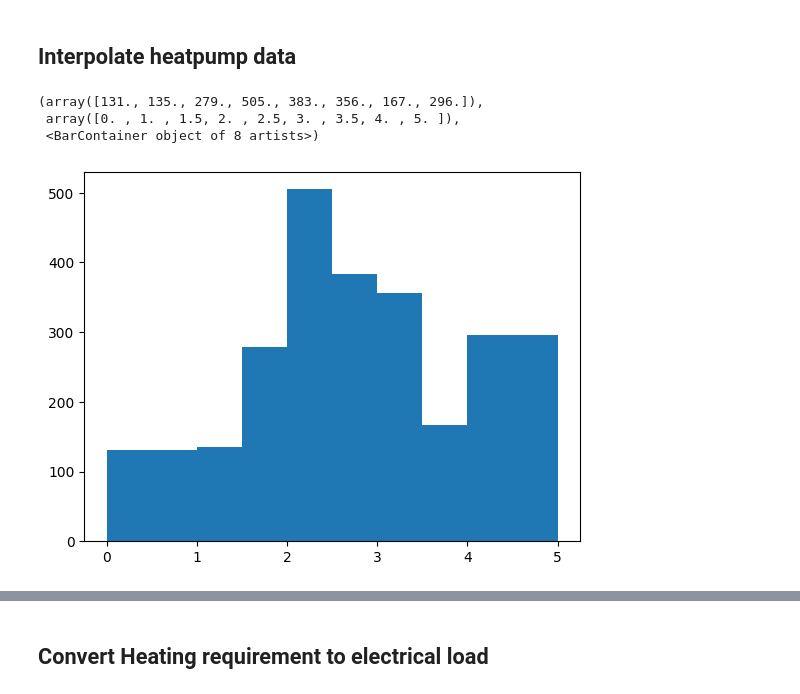
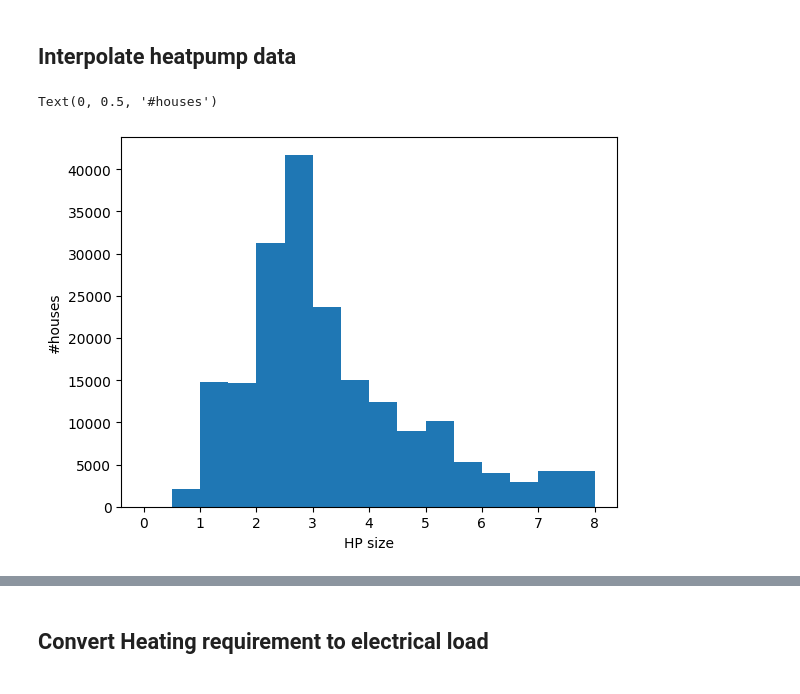
Before and after one commit to ranok92/eccc, a Jupyter notebook: Overload_Assess/notebooks/heatpump.ipynb, the cells around one changed output, grey strips where cells are left out. Drawn from its saved outputs; the diff is of its cells as text; code cells hidden in the pictures.

```diff
--- a/Overload_Assess/notebooks/heatpump.ipynb
+++ b/Overload_Assess/notebooks/heatpump.ipynb
@@ -533,12 +645,17 @@ plt.legend()
 # %% [markdown]
 ## Interpolate heatpump data
 # %%
-hp_data_file = '../data/raw_data/heatpump/heatpump_specifications.xlsx'
-hp_data = pd.read_excel(hp_data_file)
+import pandas as pd
+hp_data_file = '../../data/raw_data/heatpump/ECCC_2023.csv'
+hp_data = pd.read_csv(hp_data_file)
 # %%
-plt.hist(housing_data_with_HP[' HPCAP']/3500, bins=[0,1,1.5,2,2.5,3,3.5,4,5])
+import numpy as np
+import matplotlib.pyplot as plt
+non_zero_hp_cap = hp_data[hp_data['HPCAP'] > 3500*0.5]
+bins= [0,0.5,1,1.5,2,2.5,3,3.5,4,4.5, 5, 5.5, 6, 6.5, 7, 8]
+plt.hist(non_zero_hp_cap['HPCAP']/3500, bins=bins)
+plt.xlabel('HP size')
+plt.ylabel('#houses')
 # %% [output]
-(array([131., 135., 279., 505., 383., 356., 167., 296.]),
- array([0. , 1. , 1.5, 2. , 2.5, 3. , 3.5, 4. , 5. ]),
- <BarContainer object of 8 artists>)
+Text(0, 0.5, '#houses')
-[figure, old version]
+[figure, new version]
```
Also changed, not shown: parts of 143 cells of this notebook, 2 other files.
